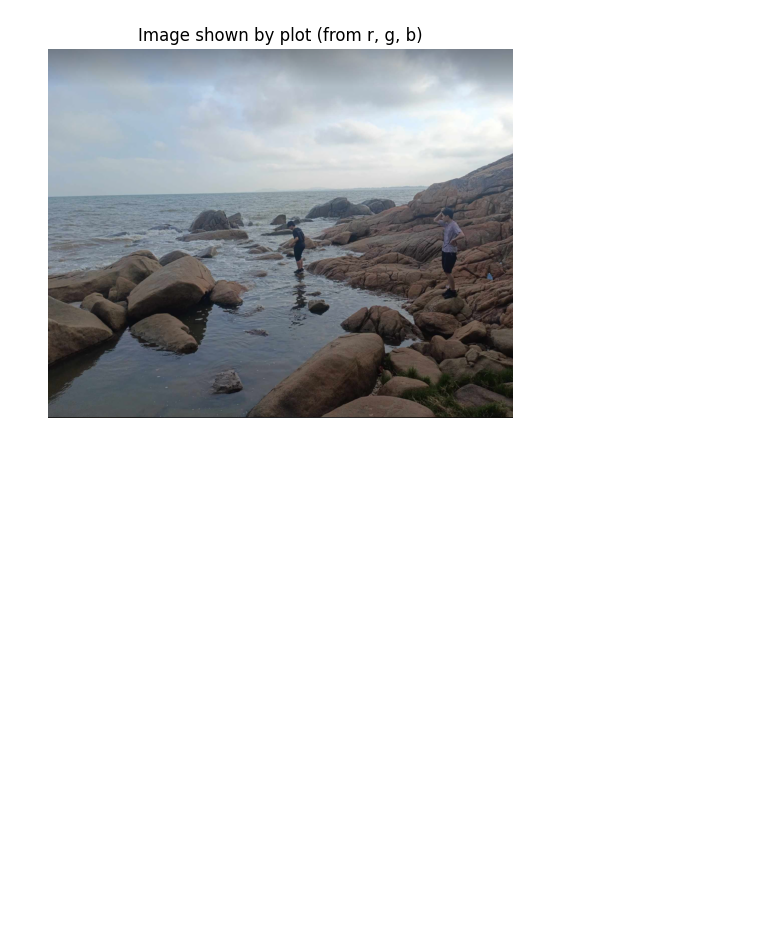
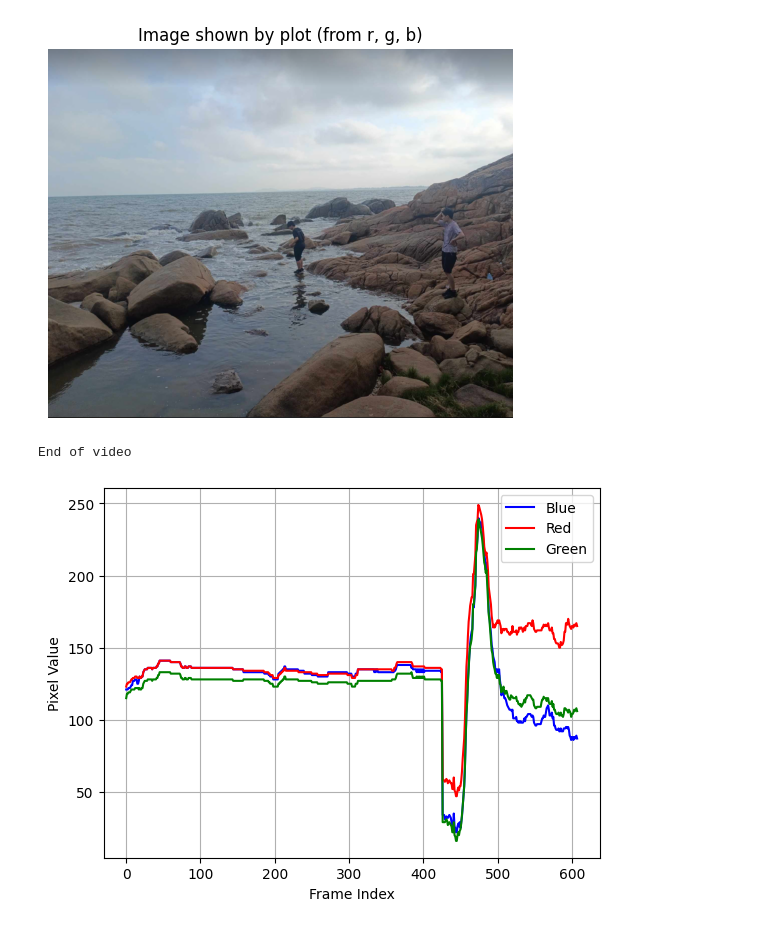
Before and after one commit to ntuanh/Quantization, a Jupyter notebook: src/diffRGB.ipynb, the cells around one changed output. Drawn from its saved outputs; the diff is of its cells as text; code cells hidden in the pictures; blank space fills up the shorter version.

```diff
--- a/src/diffRGB.ipynb
+++ b/src/diffRGB.ipynb
@@ -76,3 +76,59 @@ plt.axis("off")
 plt.show()
 # %% [output]
 [figure]
+# %%
+import cv2
+
+video_path = "../data/video1.mp4"
+
+cap = cv2.VideoCapture(video_path)
+
+R_list = []
+G_list = []
+B_list = []
+
+# Choose which pixel to read
+px, py = 550, 465   # change to any pixel you want
+
+frame_index = 0
+
+while True:
+    ret, frame = cap.read()
+    # h, w, _ = frame.shape
+    # print(h , w)
+    if not ret:
+        print("End of video")
+        break
+    # else :
+    #    print(".")
+    if ret:
+      size_mb = frame.nbytes / (1024 * 1024)
+      # print(f"{size_mb:.2f} MB")
+
+    # Convert BGR → RGB
+    rgb = cv2.cvtColor(frame, cv2.COLOR_BGR2RGB)
+
+    # Read exactly 1 pixel
+    r, g, b = rgb[py, px]
+
+    # Store values
+    R_list.append(int(r))
+    G_list.append(int(g))
+    B_list.append(int(b))
+
+    # print(f"Frame {frame_index}: R={r}, G={g}, B={b}")
+    frame_index += 1
+
+cap.release()
+plt.plot(range(0, len(B_list)) , B_list , color = 'b', label = "Blue")
+plt.plot(range(0, len(R_list)) , R_list , color = 'r', label = "Red")
+plt.plot(range(0, len(G_list)) , G_list , color = 'g', label = "Green")
+plt.xlabel("Frame Index")
+plt.ylabel("Pixel Value")
+plt.legend()
+plt.grid()
+plt.show()
+# print("Total frames:", len(R_list))
+# %% [output]
+End of video
+[figure, added]
```
Also changed, not shown: parts of 3 cells of this notebook, 2 other files.
